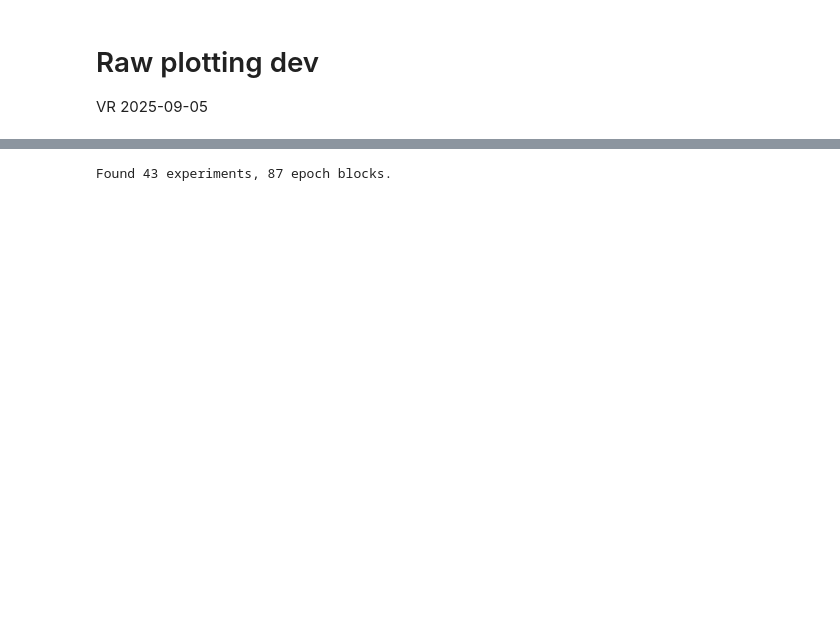
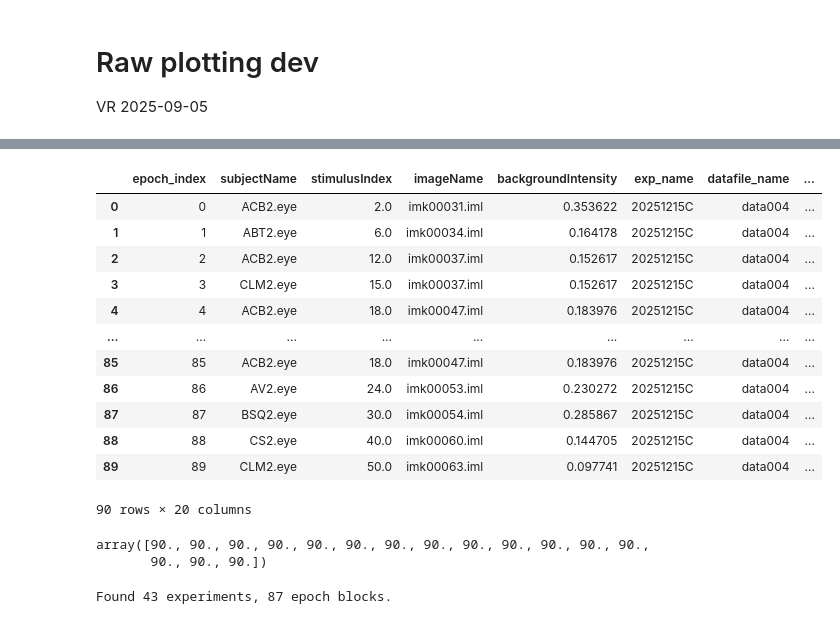
Before and after one commit to DRezeanu/retinanalysis, a Jupyter notebook: nbs/vr_testbed.ipynb, the cells around one changed output, grey strips where cells are left out. Saved outputs shown, nothing was run; the diff lists cells and outputs as text; code cells hidden in the pictures; blank space fills up the shorter version.

```diff
--- a/nbs/vr_testbed.ipynb
+++ b/nbs/vr_testbed.ipynb
@@ -18,0 +61,5 @@ import os
+# %%
+exp_name = '20251215C'
+datafile_name = 'data004'
+e_idx = 0
+sb = ra.MEAStimBlock(exp_name, datafile_name)
@@ -19,3 +69,24 @@ import os
+# %%
+sb.df_epochs
+# %% [output]
+|  | epoch_index | subjectName | stimulusIndex | imageName | backgroundIntensity | exp_name | datafile_name | ... |
+| 0 | 0 | ACB2.eye | 2.0 | imk00031.iml | 0.353622 | 20251215C | data004 | ... |
+| 1 | 1 | ABT2.eye | 6.0 | imk00034.iml | 0.164178 | 20251215C | data004 | ... |
+| 2 | 2 | ACB2.eye | 12.0 | imk00037.iml | 0.152617 | 20251215C | data004 | ... |
+| 3 | 3 | CLM2.eye | 15.0 | imk00037.iml | 0.152617 | 20251215C | data004 | ... |
+| 4 | 4 | ACB2.eye | 18.0 | imk00047.iml | 0.183976 | 20251215C | data004 | ... |
+| ... | ... | ... | ... | ... | ... | ... | ... | ... |
+| 85 | 85 | ACB2.eye | 18.0 | imk00047.iml | 0.183976 | 20251215C | data004 | ... |
+| 86 | 86 | AV2.eye | 24.0 | imk00053.iml | 0.230272 | 20251215C | data004 | ... |
+| 87 | 87 | BSQ2.eye | 30.0 | imk00054.iml | 0.285867 | 20251215C | data004 | ... |
+| 88 | 88 | CS2.eye | 40.0 | imk00060.iml | 0.144705 | 20251215C | data004 | ... |
+| 89 | 89 | CLM2.eye | 50.0 | imk00063.iml | 0.097741 | 20251215C | data004 | ... |
+90 rows × 20 columns
+# %%
+ra.get_df_dict_vals(sb.df_epochs, 'stixelSize')
+# %% [output]
+array([90., 90., 90., 90., 90., 90., 90., 90., 90., 90., 90., 90., 90.,
+       90., 90., 90.])
 # %%
 df = ra.get_datasets_from_protocol_names('manookinlab.protocols.DovesMovie', b_exact_match=True)
 # %% [output]
```
Also changed, not shown: parts of 4 cells of this notebook.
